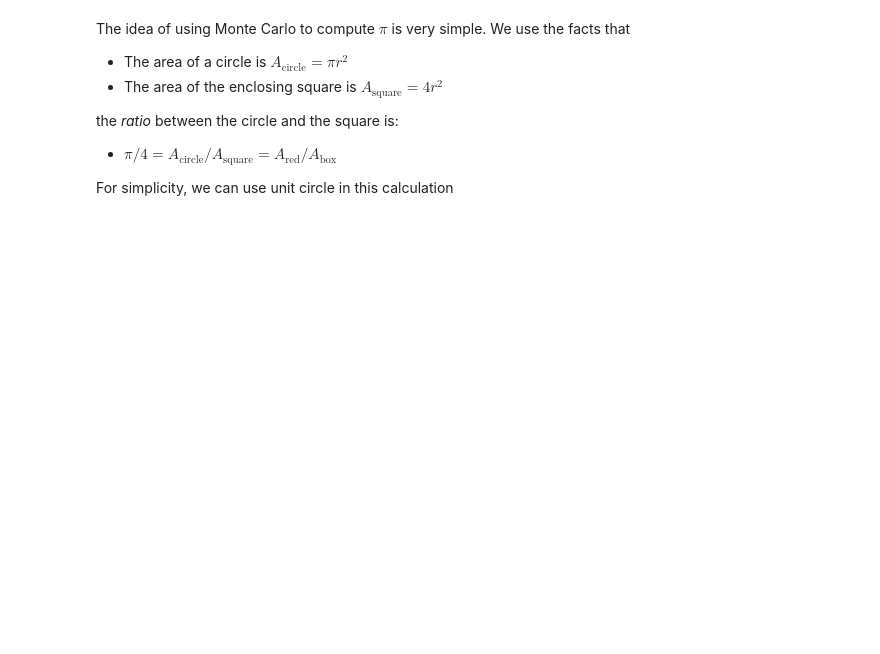
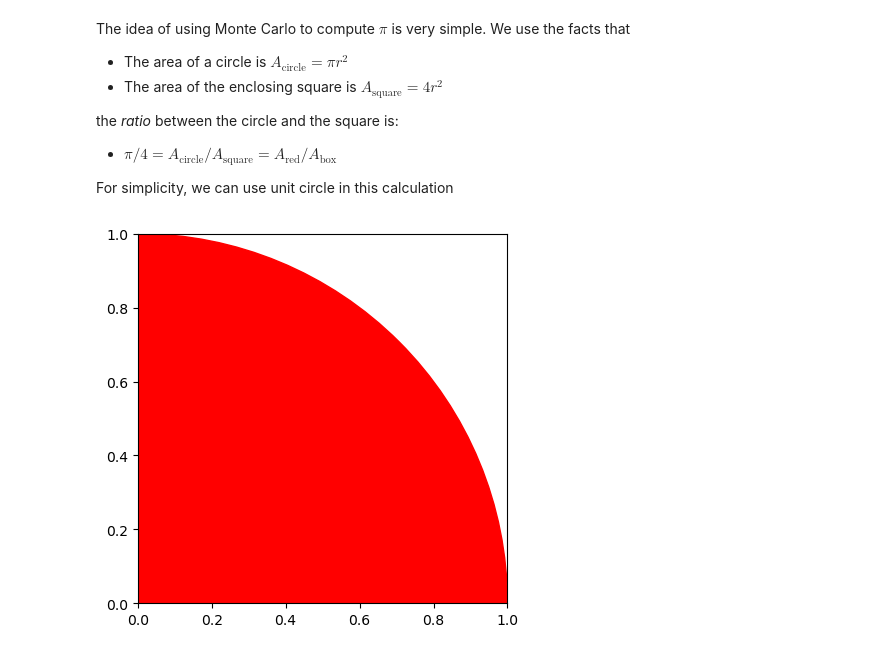
Before and after one commit to ramadithya1771/phys105-code, a Jupyter notebook: 07/assignment.ipynb, the cells around one changed output. Cells and saved outputs as stored; diff of their text form; code cells hidden in the pictures; blank space fills up the shorter version.

```diff
--- a/07/assignment.ipynb
+++ b/07/assignment.ipynb
@@ -26,9 +28,11 @@ For simplicity, we can use unit circle in this calculation
 # %%
 fig, ax = plt.subplots()
 ax.add_patch(plt.Circle((0, 0), 1, color='r'))
-ax.get_xaxis().set_visible(False)
-ax.get_yaxis().set_visible(False)
+ax.get_xaxis().set_visible(True)
+ax.get_yaxis().set_visible(True)
 ax.set_aspect('equal')
+# %% [output]
+[figure, added]
 # %%
 # Step 2. Generate one random point within the 1x1 box
 #
```
Also changed, not shown: parts of 7 cells of this notebook, 1 other file.
